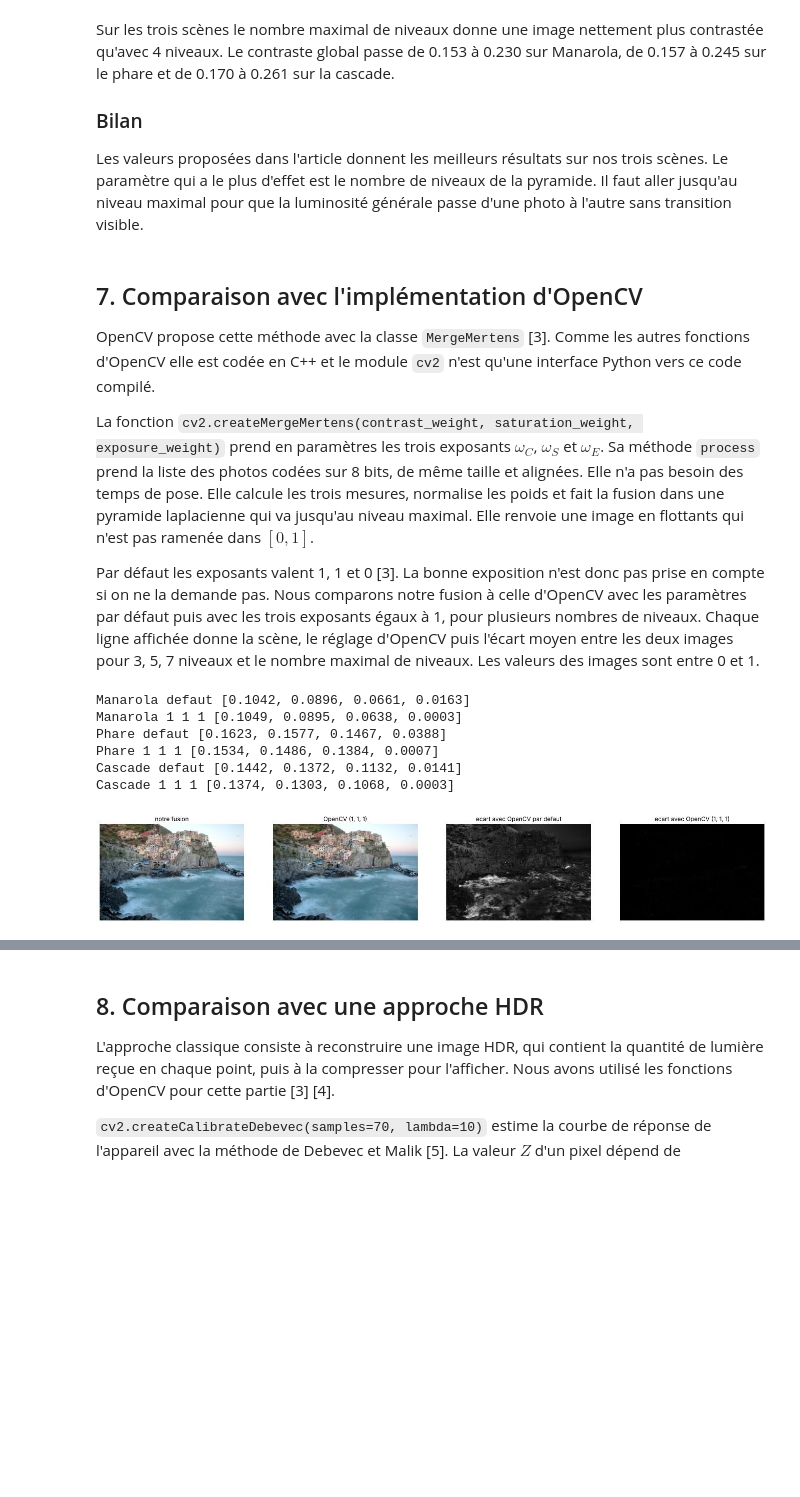
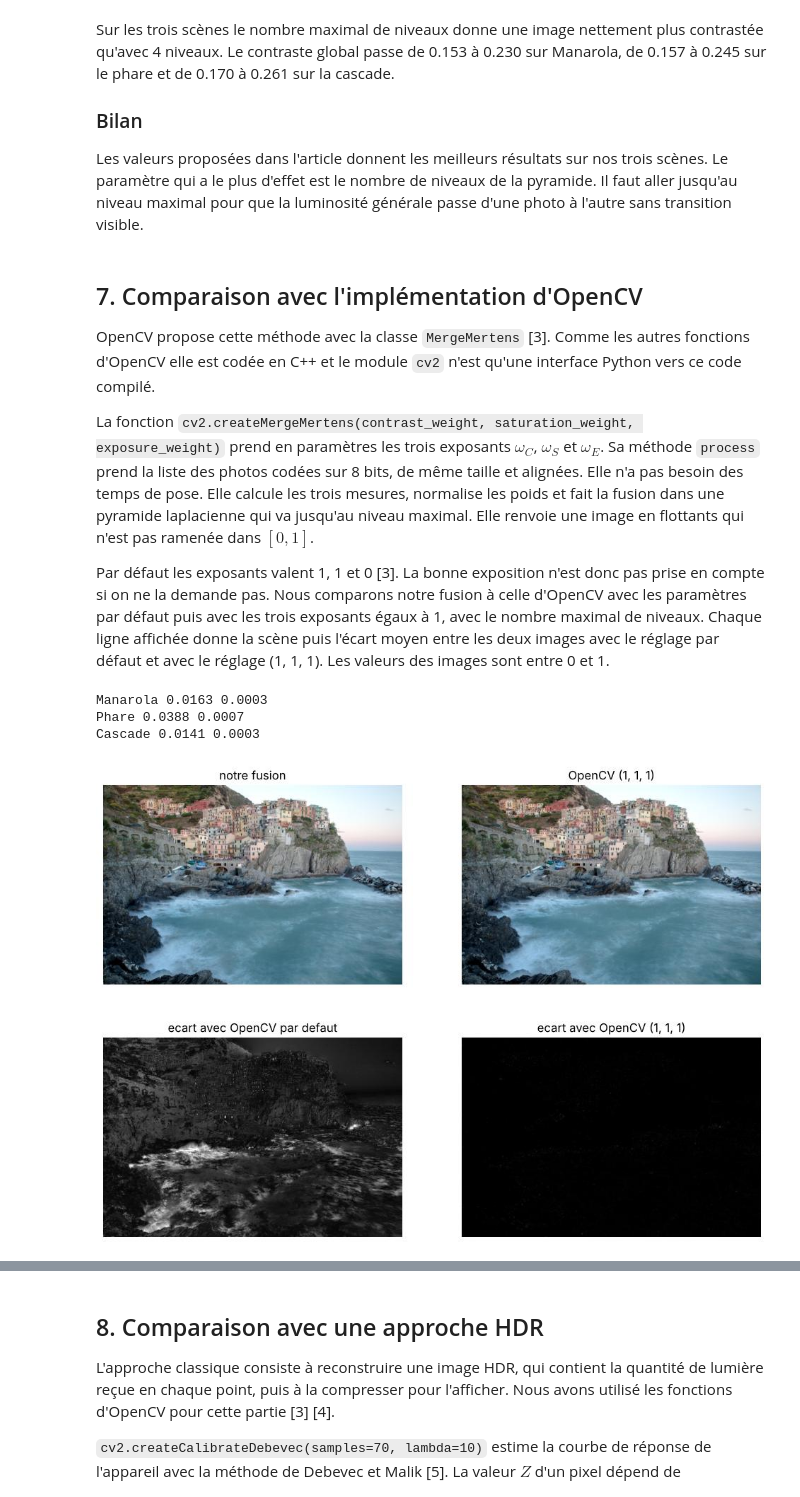
Before and after one commit to adammada7/exposure-fusion, a Jupyter notebook: rapport_fusion_exposition.ipynb, the cells around one changed output, grey strips where cells are left out. Saved outputs shown, nothing was run; the diff lists cells and outputs as text; code cells hidden in the pictures; blank space fills up the shorter version.

```diff
--- a/rapport_fusion_exposition.ipynb
+++ b/rapport_fusion_exposition.ipynb
@@ -20,7 +20,7 @@ import time
 import cv2
 import numpy as np
 import matplotlib.pyplot as plt
-plt.rcParams["figure.dpi"] = 70
+plt.rcParams["figure.dpi"] = 100
 %config InlineBackend.figure_format = "jpeg"
 # %% [markdown]
 ## 0. Données
@@ -220,8 +230,8 @@ $$R = \sum_{k} \hat{W}_k \, I_k$$
 # %%
 def fusion_naive(images, W):
     R = np.zeros_like(images[0])
-    for im, w in zip(images, W):
-        R += w[..., None] * im
+    for k in range(len(images)):
+        R += W[k][:, :, None] * images[k]
     return R
 # %% [markdown]
 ## 5. Fusion multirésolution
@@ -365,11 +389,13 @@ Nous comparons 4 niveaux et le nombre maximal de niveaux sur les trois scènes.
 for s in scenes:
     ims = photos[s]
     Ws = poids_normalises(ims)
-    fig, axs = plt.subplots(1, 2, figsize=(14, 4))
-    for n, ax in zip([4, niveaux_max(ims[0])], axs):
+    fig, axs = plt.subplots(1, 2, figsize=(14, 4.8))
+    liste = [4, niveaux_max(ims[0])]
+    for i in range(2):
+        n = liste[i]
         R = fusion_pyramide(ims, Ws, n)
         print(s, n, round(contraste_global(R), 3))
-        afficher(R, f"{s}, {n} niveaux", ax)
+        afficher(R, f"{s}, {n} niveaux", axs[i])
     plt.show()
 # %% [output]
 Manarola 4 0.153
@@ -394,38 +420,36 @@ OpenCV propose cette méthode avec la classe `MergeMertens` [3]. Comme les autre
 
 La fonction `cv2.createMergeMertens(contrast_weight, saturation_weight, exposure_weight)` prend en paramètres les trois exposants $\omega_C$, $\omega_S$ et $\omega_E$. Sa méthode `process` prend la liste des photos codées sur 8 bits, de même taille et alignées. Elle n'a pas besoin des temps de pose. Elle calcule les trois mesures, normalise les poids et fait la fusion dans une pyramide laplacienne qui va jusqu'au niveau maximal. Elle renvoie une image en flottants qui n'est pas ramenée dans $[0, 1]$.
 
-Par défaut les exposants valent 1, 1 et 0 [3]. La bonne exposition n'est donc pas prise en compte si on ne la demande pas. Nous comparons notre fusion à celle d'OpenCV avec les paramètres par défaut puis avec les trois exposants égaux à 1, pour plusieurs nombres de niveaux. Chaque ligne affichée donne la scène, le réglage d'OpenCV puis l'écart moyen entre les deux images pour 3, 5, 7 niveaux et le nombre maximal de niveaux. Les valeurs des images sont entre 0 et 1.
+Par défaut les exposants valent 1, 1 et 0 [3]. La bonne exposition n'est donc pas prise en compte si on ne la demande pas. Nous comparons notre fusion à celle d'OpenCV avec les paramètres par défaut puis avec les trois exposants égaux à 1, avec le nombre maximal de niveaux. Chaque ligne affichée donne la scène puis l'écart moyen entre les deux images avec le réglage par défaut et avec le réglage (1, 1, 1). Les valeurs des images sont entre 0 et 1.
 # %%
 def en_8bits(ims):
-    return [np.round(im * 255).astype(np.uint8) for im in ims]
+    res = []
+    for im in ims:
+        res.append(np.round(im * 255).astype(np.uint8))
+    return res
 
-ecarts = {}
 for s in scenes:
     ims = photos[s]
-    Ws = poids_normalises(ims)
-    nm = niveaux_max(ims[0])
-    for reglage, merge in [("defaut", cv2.createMergeMertens()), ("1 1 1", cv2.createMergeMertens(1, 1, 1))]:
-        R_cv = merge.process(en_8bits(ims))
-        e = [float(np.abs(fusion_pyramide(ims, Ws, n) - R_cv).mean()) for n in [3, 5, 7, nm]]
-        print(s, reglage, [round(v, 4) for v in e])
-        if s == "Manarola":
-            ecarts[reglage] = np.abs(fusion_pyramide(ims, Ws, nm) - R_cv).mean(axis=2)
+    R_s = fusion_pyramide(ims, poids_normalises(ims), niveaux_max(ims[0]))
+    R_defaut = cv2.createMergeMertens().process(en_8bits(ims))
+    R_111 = cv2.createMergeMertens(1, 1, 1).process(en_8bits(ims))
+    print(s, round(np.abs(R_s - R_defaut).mean(), 4), round(np.abs(R_s - R_111).mean(), 4))
 # %% [output]
-Manarola defaut [0.1042, 0.0896, 0.0661, 0.0163]
-Manarola 1 1 1 [0.1049, 0.0895, 0.0638, 0.0003]
-Phare defaut [0.1623, 0.1577, 0.1467, 0.0388]
-Phare 1 1 1 [0.1534, 0.1486, 0.1384, 0.0007]
-Cascade defaut [0.1442, 0.1372, 0.1132, 0.0141]
-Cascade 1 1 1 [0.1374, 0.1303, 0.1068, 0.0003]
+Manarola 0.0163 0.0003
+Phare 0.0388 0.0007
+Cascade 0.0141 0.0003
 # %%
+R_cv_defaut = cv2.createMergeMertens().process(en_8bits(images))
 R_cv = cv2.createMergeMertens(1, 1, 1).process(en_8bits(images))
+ecart_defaut = np.abs(R_pyr - R_cv_defaut).mean(axis=2)
+ecart_111 = np.abs(R_pyr - R_cv).mean(axis=2)
 
-fig, axs = plt.subplots(1, 4, figsize=(24, 4))
-afficher(R_pyr, "notre fusion", axs[0])
-afficher(R_cv, "OpenCV (1, 1, 1)", axs[1])
-afficher(np.clip(ecarts["defaut"] / 0.1, 0, 1), "ecart avec OpenCV par defaut", axs[2])
-afficher(np.clip(ecarts["1 1 1"] / 0.1, 0, 1), "ecart avec OpenCV (1, 1, 1)", axs[3])
+fig, axs = plt.subplots(2, 2, figsize=(12, 8.5))
+afficher(R_pyr, "notre fusion", axs[0, 0])
+afficher(R_cv, "OpenCV (1, 1, 1)", axs[0, 1])
+afficher(np.clip(ecart_defaut / 0.1, 0, 1), "ecart avec OpenCV par defaut", axs[1, 0])
+afficher(np.clip(ecart_111 / 0.1, 0, 1), "ecart avec OpenCV (1, 1, 1)", axs[1, 1])
 plt.show()
 # %% [output]
-[figure, old version]
+[figure, new version]
 # %% [markdown]
```
Also changed, not shown: parts of 27 cells of this notebook, 2 other files.
